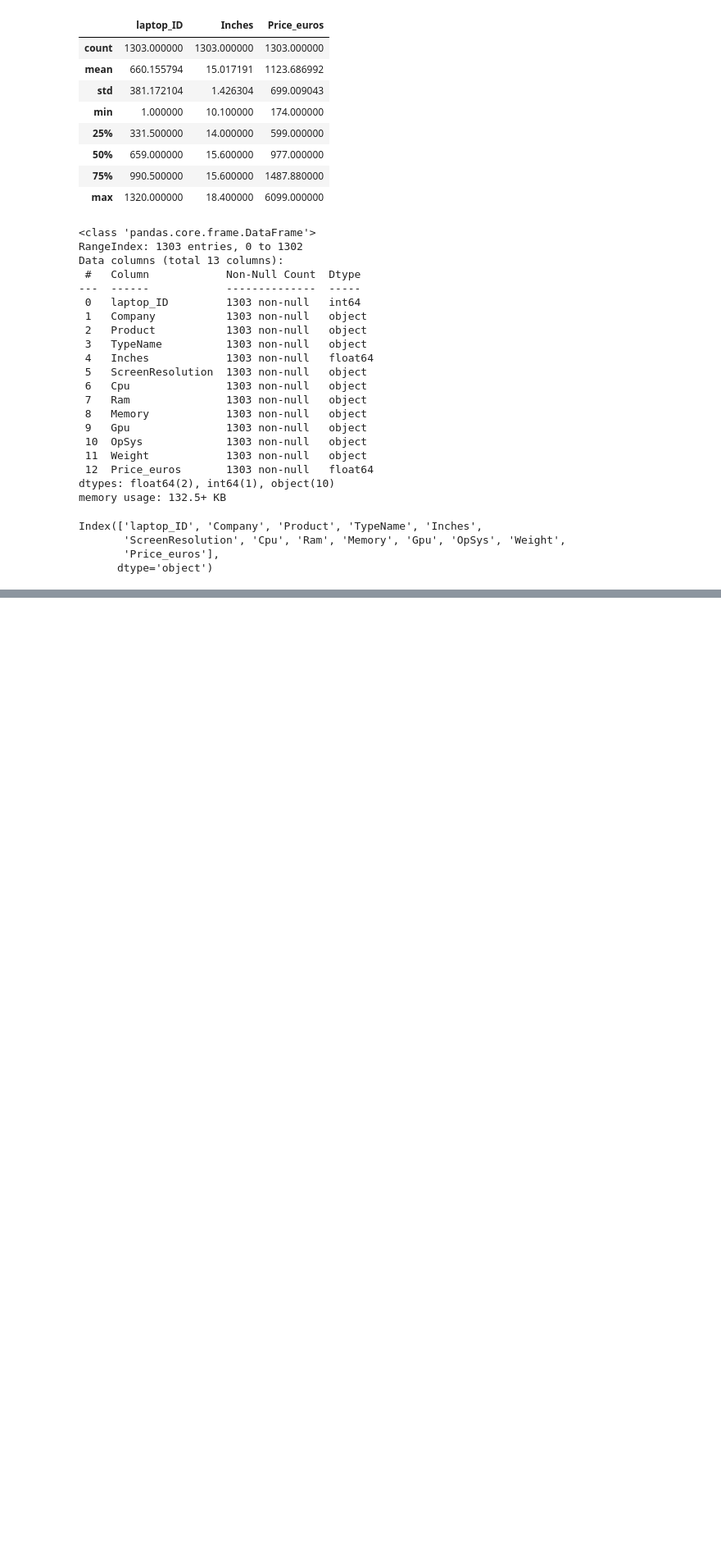
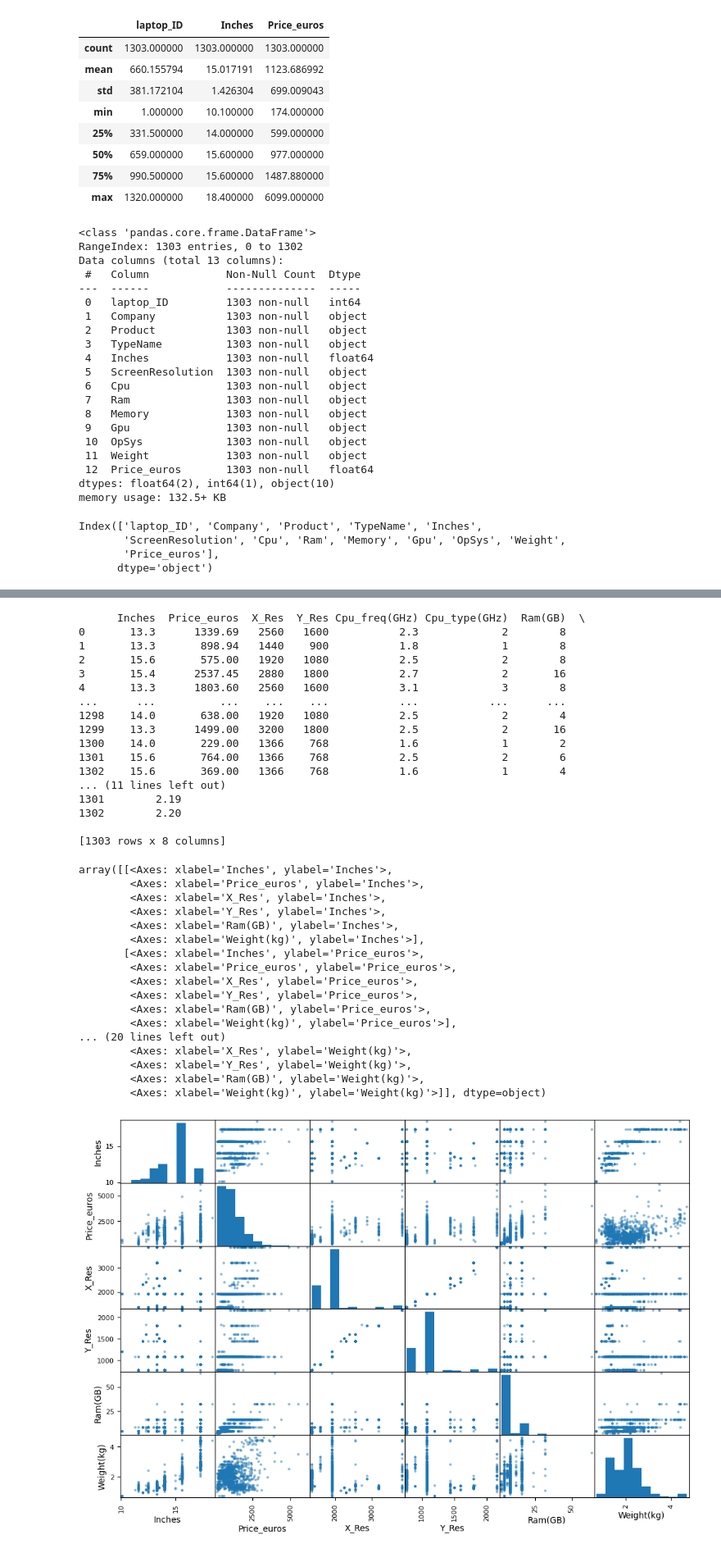
Before and after one commit to Prashant-Bista/Laptop_price_predict, a Jupyter notebook: laptop_predict.ipynb, the cells around one changed output, grey strips where cells are left out. Shown at 82% size. Cells and saved outputs as stored; diff of their text form; code cells hidden in the pictures; blank space fills up the shorter version.

Commit message:
fixed some errors and used some visualization techniques

```diff
--- a/laptop_predict.ipynb
+++ b/laptop_predict.ipynb
@@ -232,0 +195,41 @@ to_check
+# %%
+to_check_numeric=to_check.drop(columns=['laptop_ID', 'Company', 'Product', 'TypeName', 'Memory',
+       'Gpu', 'OpSys', 'Screen_type'])
+print(to_check_numeric)
+scatter_matrix(to_check_numeric,figsize=(12,8))
+# %% [output]
+      Inches  Price_euros  X_Res  Y_Res Cpu_freq(GHz) Cpu_type(GHz)  Ram(GB)  \
+0       13.3      1339.69   2560   1600           2.3             2        8
+1       13.3       898.94   1440    900           1.8             1        8
+2       15.6       575.00   1920   1080           2.5             2        8
+3       15.4      2537.45   2880   1800           2.7             2       16
+4       13.3      1803.60   2560   1600           3.1             3        8
+...      ...          ...    ...    ...           ...           ...      ...
+1298    14.0       638.00   1920   1080           2.5             2        4
+1299    13.3      1499.00   3200   1800           2.5             2       16
+1300    14.0       229.00   1366    768           1.6             1        2
+1301    15.6       764.00   1366    768           2.5             2        6
+1302    15.6       369.00   1366    768           1.6             1        4
+... (11 lines left out)
+1301        2.19
+1302        2.20
+
+[1303 rows x 8 columns]
+array([[<Axes: xlabel='Inches', ylabel='Inches'>,
+        <Axes: xlabel='Price_euros', ylabel='Inches'>,
+        <Axes: xlabel='X_Res', ylabel='Inches'>,
+        <Axes: xlabel='Y_Res', ylabel='Inches'>,
+        <Axes: xlabel='Ram(GB)', ylabel='Inches'>,
+        <Axes: xlabel='Weight(kg)', ylabel='Inches'>],
+       [<Axes: xlabel='Inches', ylabel='Price_euros'>,
+        <Axes: xlabel='Price_euros', ylabel='Price_euros'>,
+        <Axes: xlabel='X_Res', ylabel='Price_euros'>,
+        <Axes: xlabel='Y_Res', ylabel='Price_euros'>,
+        <Axes: xlabel='Ram(GB)', ylabel='Price_euros'>,
+        <Axes: xlabel='Weight(kg)', ylabel='Price_euros'>],
+... (20 lines left out)
+        <Axes: xlabel='X_Res', ylabel='Weight(kg)'>,
+        <Axes: xlabel='Y_Res', ylabel='Weight(kg)'>,
+        <Axes: xlabel='Ram(GB)', ylabel='Weight(kg)'>,
+        <Axes: xlabel='Weight(kg)', ylabel='Weight(kg)'>]], dtype=object)
+[figure, added]
```
Also changed, not shown: parts of 29 cells of this notebook.
